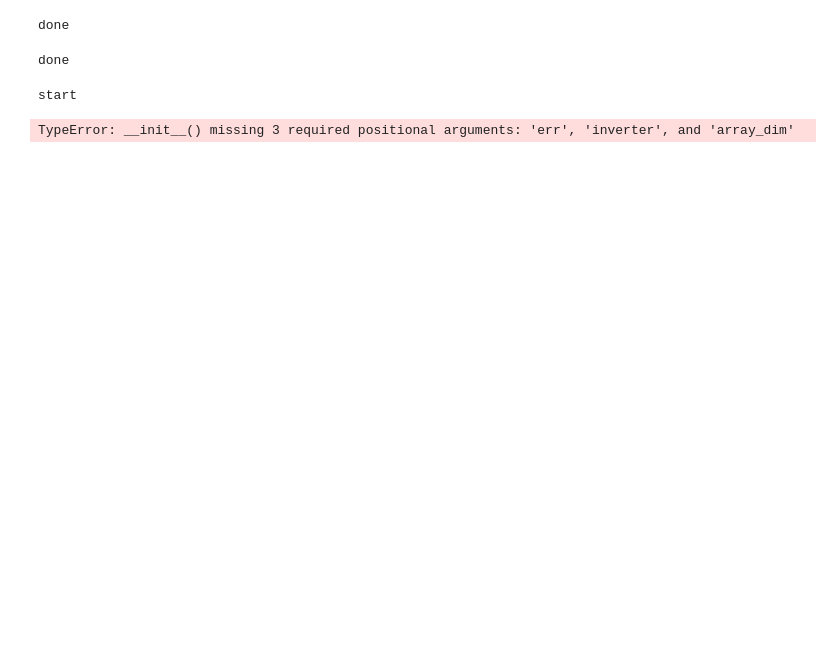
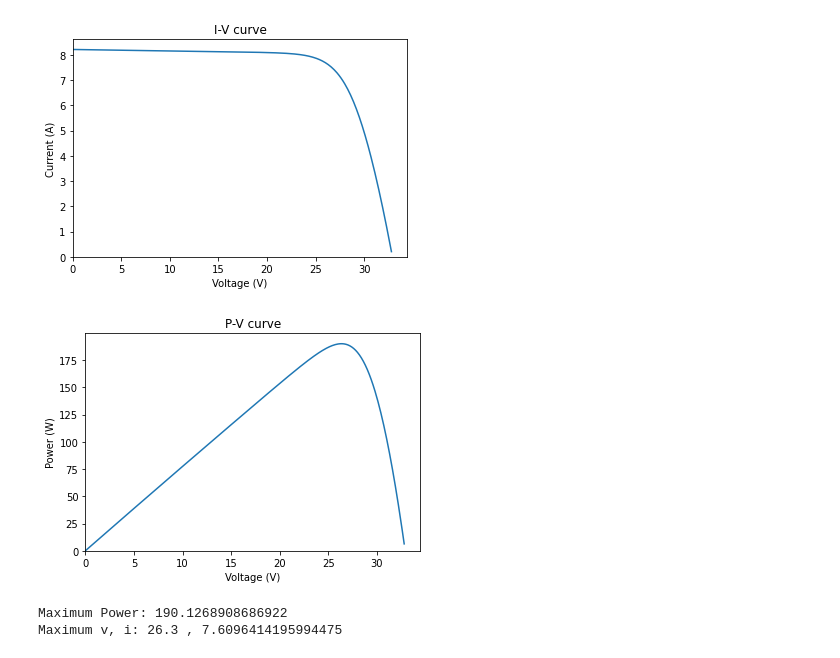
Before and after one commit to margot03/InSIGHT, a Jupyter notebook: insight/pv_model/demo/PV_model_demo.ipynb, the cells around one changed output. Saved outputs shown, nothing was run; the diff lists cells and outputs as text; code cells hidden in the pictures; blank space fills up the shorter version.

```diff
--- a/insight/pv_model/demo/PV_model_demo.ipynb
+++ b/insight/pv_model/demo/PV_model_demo.ipynb
@@ -4,10 +4,7 @@
 import math
 import numpy as np
 import matplotlib.pyplot as plt
-from insight.pv_model import pv_model_class as pv_model
-print('done')
+from insight.pv_model import pv_model_class
-# %% [output]
-done
 # %%
 # Constants and variables
 
@@ -25,30 +22,29 @@ Tn = 25. + 273.15 # nominal operating temperature
 T = Tn
 
 Egap = 1.8 * 10 ** -19 # Bandgap of silicon (silicio cristalino)
-print('done')
-# %% [output]
-done
 # %%
 # Nominal PV model
-print('start')
+
 # initialize model object, using default parameters for err, inverter_eff, and array_dim
-pv_mod = pv_model.PvModel(Iscn, Vocn, Imp, Vmp, Kv, Ki, Ns, Gn, G, Tn, T, Egap)
+pv_mod = pv_model_class.PvModel(Iscn, Vocn, Imp, Vmp, Kv, Ki, Ns, Gn, G, Tn, T, Egap)
 # find resistor values and diode ideality constant
 Rs, Rp, a = pv_mod.find_resistors()
 # find voltage, current, and power arrays
 v, i, P = pv_mod.calculate_power(Rs, Rp, a)
 
 # plot IV and PV curves
 pv_mod._plot(v, i, 'Voltage (V)', 'Current (A)', 'I-V curve')
 pv_mod._plot(v, P, 'Voltage (V)', 'Power (W)', 'P-V curve')
 
 # find maximum power point
 P_max = np.argmax(P)
 print('Maximum Power:', P[P_max])
 print('Maximum v, i:', v[P_max],",",i[P_max])
 # %% [output]
+[figure, added]
+[figure, added]
-start
+Maximum Power: 190.1268908686922
+Maximum v, i: 26.3 , 7.6096414195994475
-TypeError: __init__() missing 3 required positional arguments: 'err', 'inverter', and 'array_dim'
 # %%
 ## Sensitivity analysis: Varying Irradiances
 
```
Also changed, not shown: parts of 4 cells of this notebook, 3 other files.
